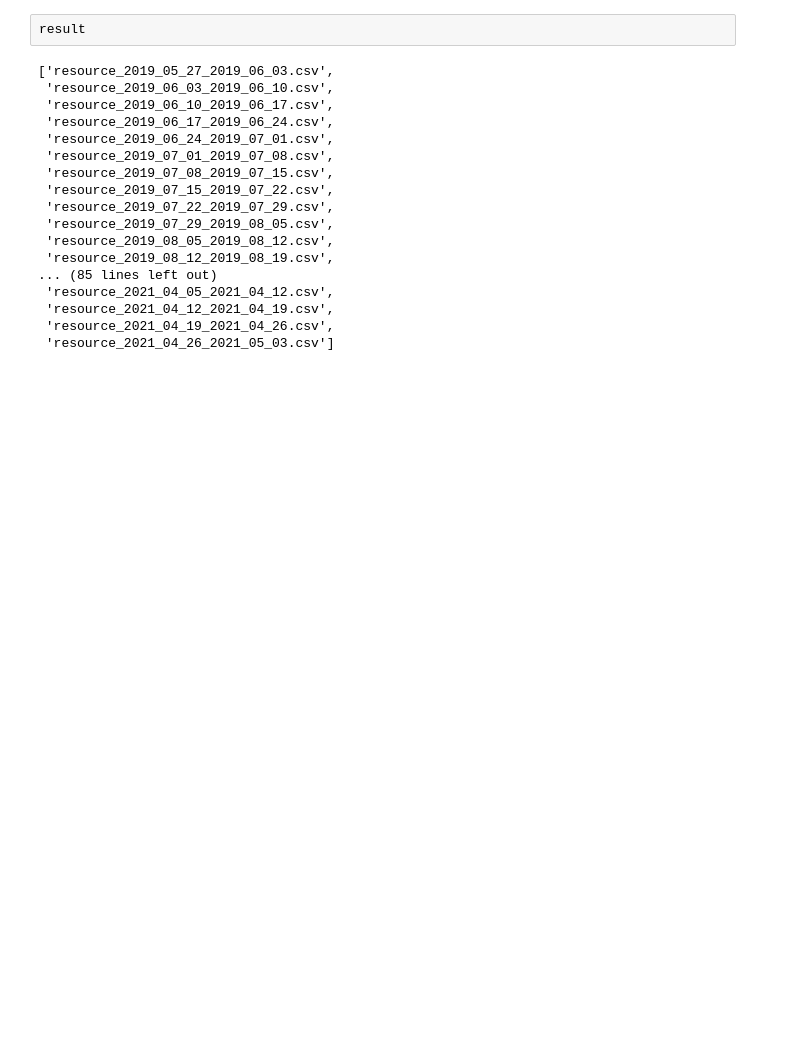
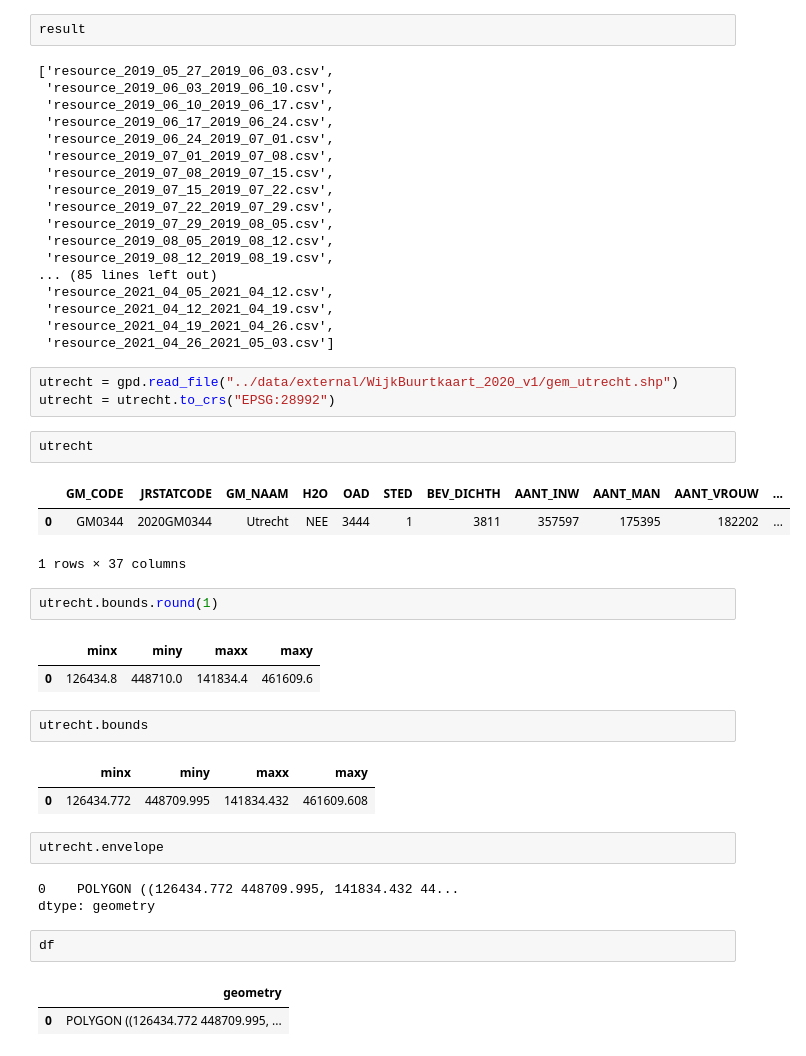
Before and after one commit to ystouthart/ADS-Snuffelfiets-Thesis, a Jupyter notebook: notebooks/1.0-snuffelfiets-playground.ipynb, the cells around one changed output. Cells and saved outputs as stored; diff of their text form; blank space fills up the shorter version.

```diff
--- a/notebooks/1.0-snuffelfiets-playground.ipynb
+++ b/notebooks/1.0-snuffelfiets-playground.ipynb
@@ -393,3 +407,32 @@ result
  'resource_2021_04_12_2021_04_19.csv',
  'resource_2021_04_19_2021_04_26.csv',
  'resource_2021_04_26_2021_05_03.csv']
+# %%
+utrecht = gpd.read_file("../data/external/WijkBuurtkaart_2020_v1/gem_utrecht.shp")
+utrecht = utrecht.to_crs("EPSG:28992")
+# %%
+utrecht
+# %% [output]
+|  | GM_CODE | JRSTATCODE | GM_NAAM | H2O | OAD | STED | BEV_DICHTH | AANT_INW | AANT_MAN | AANT_VROUW | ... |
+| 0 | GM0344 | 2020GM0344 | Utrecht | NEE | 3444 | 1 | 3811 | 357597 | 175395 | 182202 | ... |
+1 rows × 37 columns
+# %%
+utrecht.bounds.round(1)
+# %% [output]
+|  | minx | miny | maxx | maxy |
+| 0 | 126434.8 | 448710.0 | 141834.4 | 461609.6 |
+# %%
+utrecht.bounds
+# %% [output]
+|  | minx | miny | maxx | maxy |
+| 0 | 126434.772 | 448709.995 | 141834.432 | 461609.608 |
+# %%
+utrecht.envelope
+# %% [output]
+0    POLYGON ((126434.772 448709.995, 141834.432 44...
+dtype: geometry
+# %%
+df
+# %% [output]
+|  | geometry |
+| 0 | POLYGON ((126434.772 448709.995, ... |
```
Also changed, not shown: parts of 4 cells of this notebook, 8 other files.
